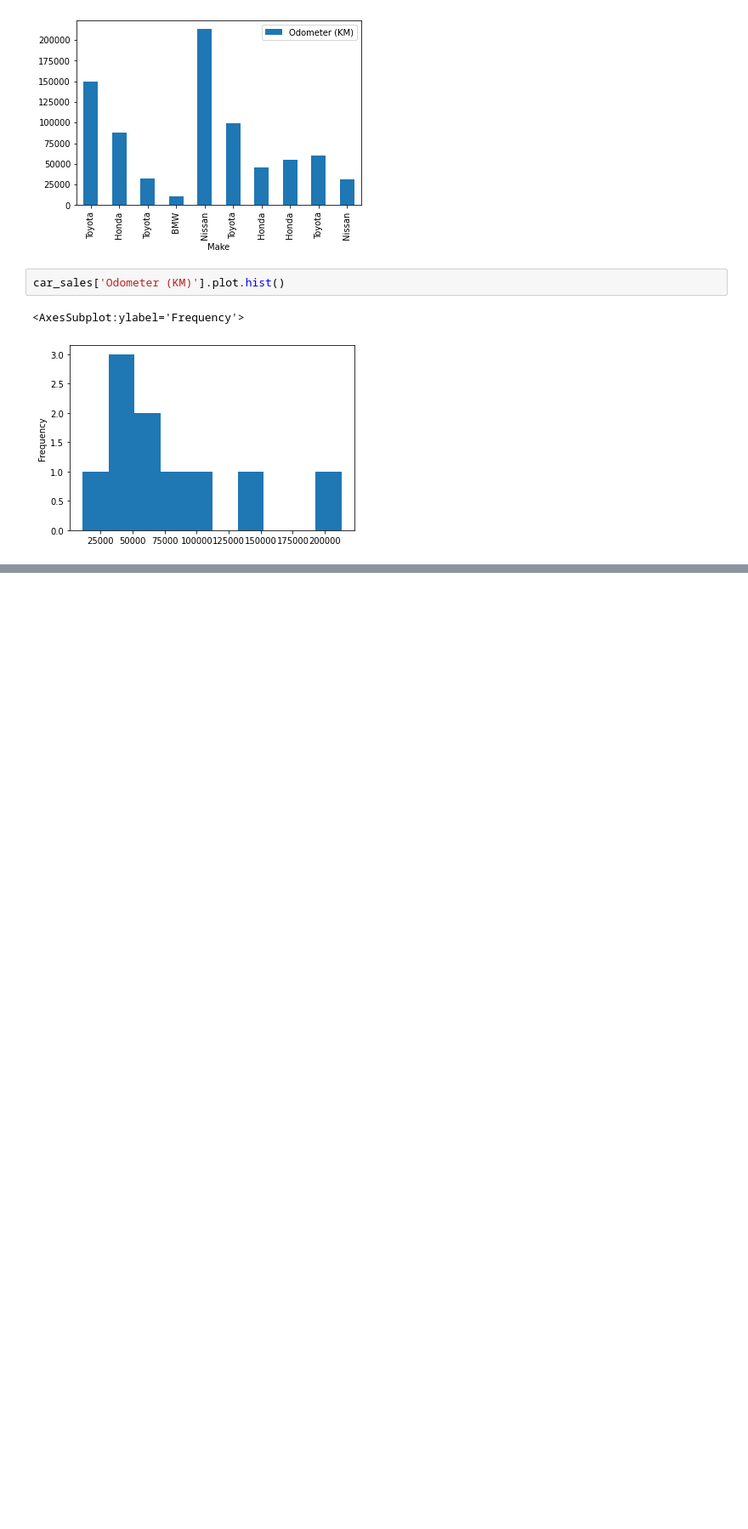
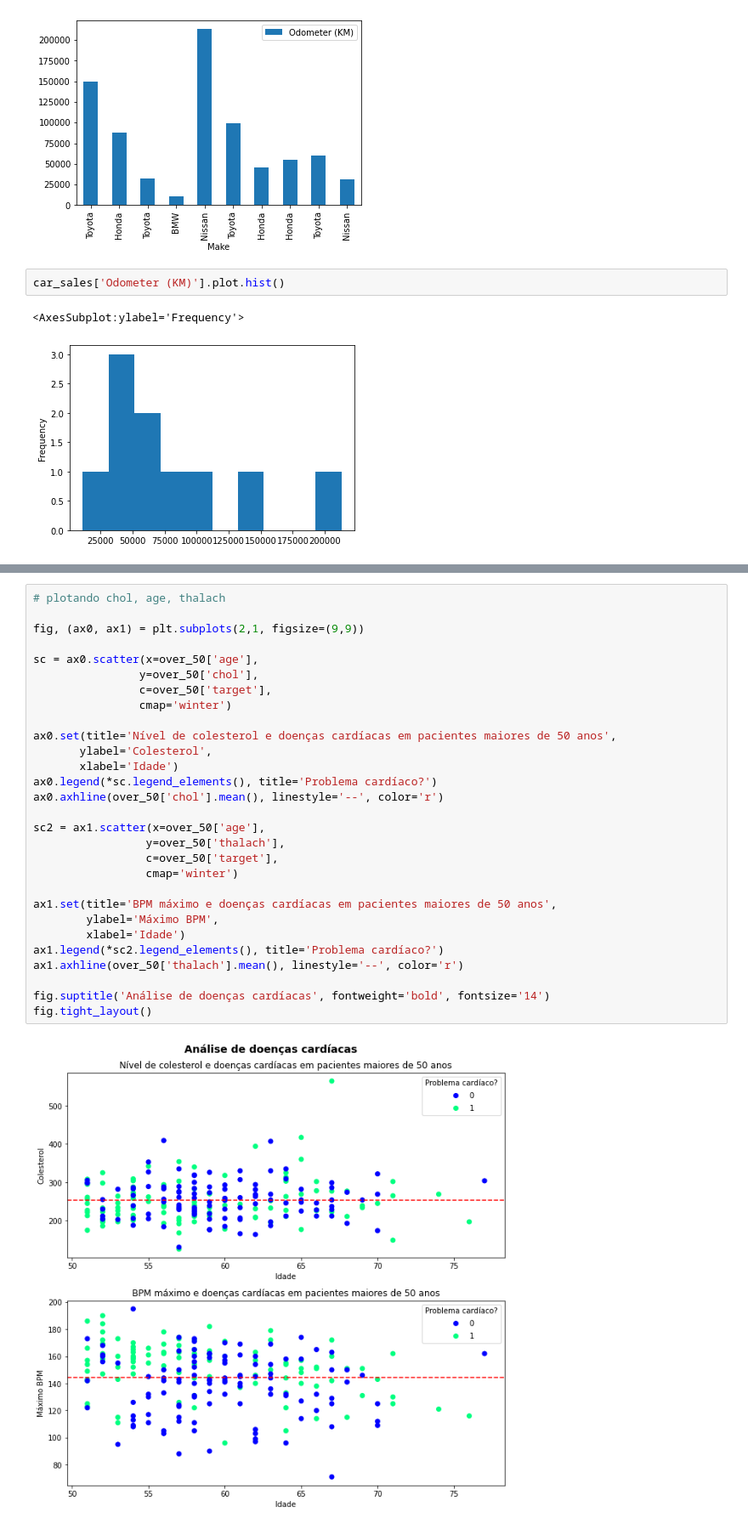
Before and after one commit to pesadaum/learning, a Jupyter notebook: courses/data-science-and-machine-learning-ztm/8_Matplotlib/matplotlib.ipynb, the cells around one changed output, grey strips where cells are left out. Shown at 85% size. Drawn from its saved outputs; the diff is of its cells as text; blank space fills up the shorter version.

```diff
--- a/courses/data-science-and-machine-learning-ztm/8_Matplotlib/matplotlib.ipynb
+++ b/courses/data-science-and-machine-learning-ztm/8_Matplotlib/matplotlib.ipynb
@@ -214,0 +278,31 @@ car_sales['Odometer (KM)'].plot.hist()
+# %%
+# plotando chol, age, thalach
+
+fig, (ax0, ax1) = plt.subplots(2,1, figsize=(9,9))
+
+sc = ax0.scatter(x=over_50['age'],
+                y=over_50['chol'],
+                c=over_50['target'],
+                cmap='winter')
+
+ax0.set(title='Nível de colesterol e doenças cardíacas em pacientes maiores de 50 anos',
+       ylabel='Colesterol',
+       xlabel='Idade')
+ax0.legend(*sc.legend_elements(), title='Problema cardíaco?')
+ax0.axhline(over_50['chol'].mean(), linestyle='--', color='r')
+
+sc2 = ax1.scatter(x=over_50['age'],
+                 y=over_50['thalach'],
+                 c=over_50['target'],
+                 cmap='winter')
+
+ax1.set(title='BPM máximo e doenças cardíacas em pacientes maiores de 50 anos',
+        ylabel='Máximo BPM',
+        xlabel='Idade')
+ax1.legend(*sc2.legend_elements(), title='Problema cardíaco?')
+ax1.axhline(over_50['thalach'].mean(), linestyle='--', color='r')
+
+fig.suptitle('Análise de doenças cardíacas', fontweight='bold', fontsize='14')
+fig.tight_layout()
+# %% [output]
+[figure, added]
```
Also changed, not shown: parts of 10 cells of this notebook, 6 other files.
